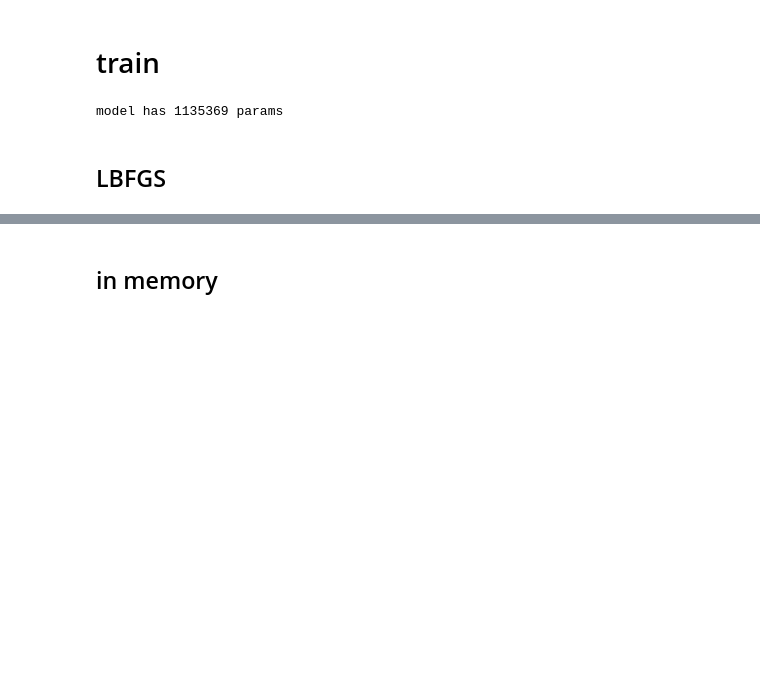
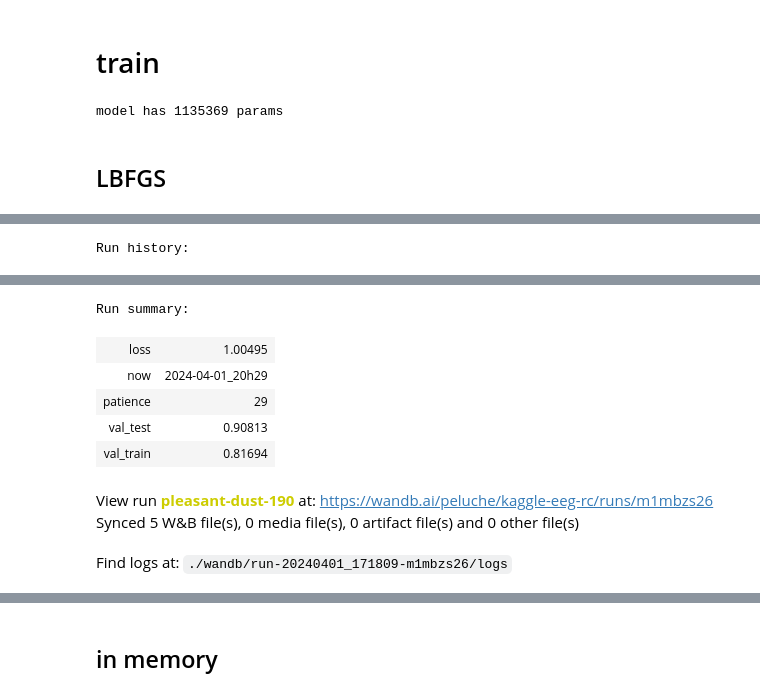
Before and after one commit to peluche/kaggle-eeg, a Jupyter notebook: rc-spectrogram.ipynb, the cells around one changed output, grey strips where cells are left out. Saved outputs shown, nothing was run; the diff lists cells and outputs as text; code cells hidden in the pictures; blank space fills up the shorter version.

```diff
--- a/rc-spectrogram.ipynb
+++ b/rc-spectrogram.ipynb
@@ -251,7 +259,7 @@ def test():
 GC()
 model = Model().to(device)
 # opt = t.optim.Adam(model.parameters(), lr=3e-4, weight_decay=3e-5)
-opt = t.optim.AdamW(model.parameters(), lr=3e-4, weight_decay=1e-4)
+opt = t.optim.AdamW(model.parameters(), lr=3e-4, weight_decay=1e-5)
 # opt = t.optim.LBFGS(model.parameters(), lr=3e-4, max_iter=20, max_eval=20, history_size=100, line_search_fn='strong_wolfe')
 scheduler = t.optim.lr_scheduler.ReduceLROnPlateau(opt, mode='min', factor=0.95, patience=10)
 print(f'model has {sum(p.numel() for p in model.parameters())} params')
@@ -318,0 +309,68 @@ Run data is saved locally in /mnt/d/kaggle/wandb/run-20240331_232812-b1e1bgjv
+# %%
+def fold_train(model, opt, fold, wnb=True, data_augmentation=False, patience=50):
+    model.train()
+    patience_counter = 0
+    validation_train, validation_train_label = next(train_dataloader.__iter__())
+
+    if wnb:
+        wandb.init(project='kaggle-eeg-rc')
+        now = datetime.now().strftime("%Y-%m-%d_%Hh%M")
+        best_validation_loss = full_validation(model, test_dataloader)
+        wandb.log({'val_test':   best_validation_loss, 'now': f'{now}'})
+        wandb.log({'val_train':  eval(model, validation_train, validation_train_label, do_eval=True), 'now': f'{now}'})
+
+    for epoch in tqdm(range(100)):
+        # for x_train, y_train in tqdm(train_dataloader):
+        for x_train, y_train in train_dataloader:
+            # TODO: use variable alpha based on mini_epoch
+            if data_augmentation: x_train = augment_data(x_train,
+                                                         alpha=random.choice([0.01, 0.05, 0.1, 0.15]), #, 0.2])) #, 0.3]))
+                                                         shift=random.choice(list(range(30))))
+            logs = model(x_train.to(device)).log_softmax(-1)
+            kl_loss = nn.KLDivLoss(reduction="batchmean")
+            loss = kl_loss(logs, y_train.to(device))
+            opt.zero_grad()
+            loss.backward()
+            opt.step()
+            if wnb: wandb.log({'loss': loss.item()})
+
+        now = datetime.now().strftime("%Y-%m-%d_%Hh%M")
+        validation_loss = full_validation(model, test_dataloader)
+        scheduler.step(validation_loss)
+        if wnb:
+            wandb.log({'val_test': validation_loss, 'now': f'{now}'})
+            wandb.log({'val_train':  eval(model, validation_train, validation_train_label, do_eval=True), 'now': f'{now}'})
+        # checkpoint and rollback
+        # Note: this is a form of polution of the validation set
+        if validation_loss < best_validation_loss:
+            best_validation_loss = validation_loss
+            patience_counter = 0
+            t.save(model.state_dict(), f'weights/best_{now}_{validation_loss:.2f}.pt')
+            t.save(model.state_dict(), f'fold/best_{fold}.pt')
+            t.save({
+                'model': model.state_dict(),
+                'opt': opt.state_dict(),
+                'scheduler': scheduler.state_dict(),
+            },  'best_checkpoint.pt')
+        else: patience_counter += 1
+        if wnb: wandb.log({'patience': patience_counter})
+        if patience_counter > patience:
+            print(f'rollback to checkpoint {now}')
+            patience_counter = 0
+            checkpoint = t.load('best_checkpoint.pt')
+            model.load_state_dict(checkpoint['model'])
+            opt.load_state_dict(checkpoint['opt'])
+            scheduler.load_state_dict(checkpoint['scheduler'])
+
+    if wnb: wandb.finish()
+
+def start_fold_train(folds):
+    for fold in range(folds):
+        GC()
+        model = Model().to(device)
+        opt = t.optim.AdamW(model.parameters(), lr=3e-4, weight_decay=1e-5)
+        scheduler = t.optim.lr_scheduler.ReduceLROnPlateau(opt, mode='min', factor=0.95, patience=10)
+        fold_train(model, opt, fold, wnb=True, data_augmentation=True)
+
+start_fold_train(5)
+# %% [output]
@@ -318,0 +379 @@ Run data is saved locally in /mnt/d/kaggle/wandb/run-20240331_232812-b1e1bgjv
+Run history:
@@ -318,0 +384,9 @@ Run data is saved locally in /mnt/d/kaggle/wandb/run-20240331_232812-b1e1bgjv
+Run summary:
+| loss | 1.00495 |
+| now | 2024-04-01_20h29 |
+| patience | 29 |
+| val_test | 0.90813 |
+| val_train | 0.81694 |
+View run pleasant-dust-190 at: https://wandb.ai/peluche/kaggle-eeg-rc/runs/m1mbzs26
+Synced 5 W&B file(s), 0 media file(s), 0 artifact file(s) and 0 other file(s)
+Find logs at: ./wandb/run-20240401_171809-m1mbzs26/logs
```
Also changed, not shown: parts of 9 cells of this notebook, 5 other files.
